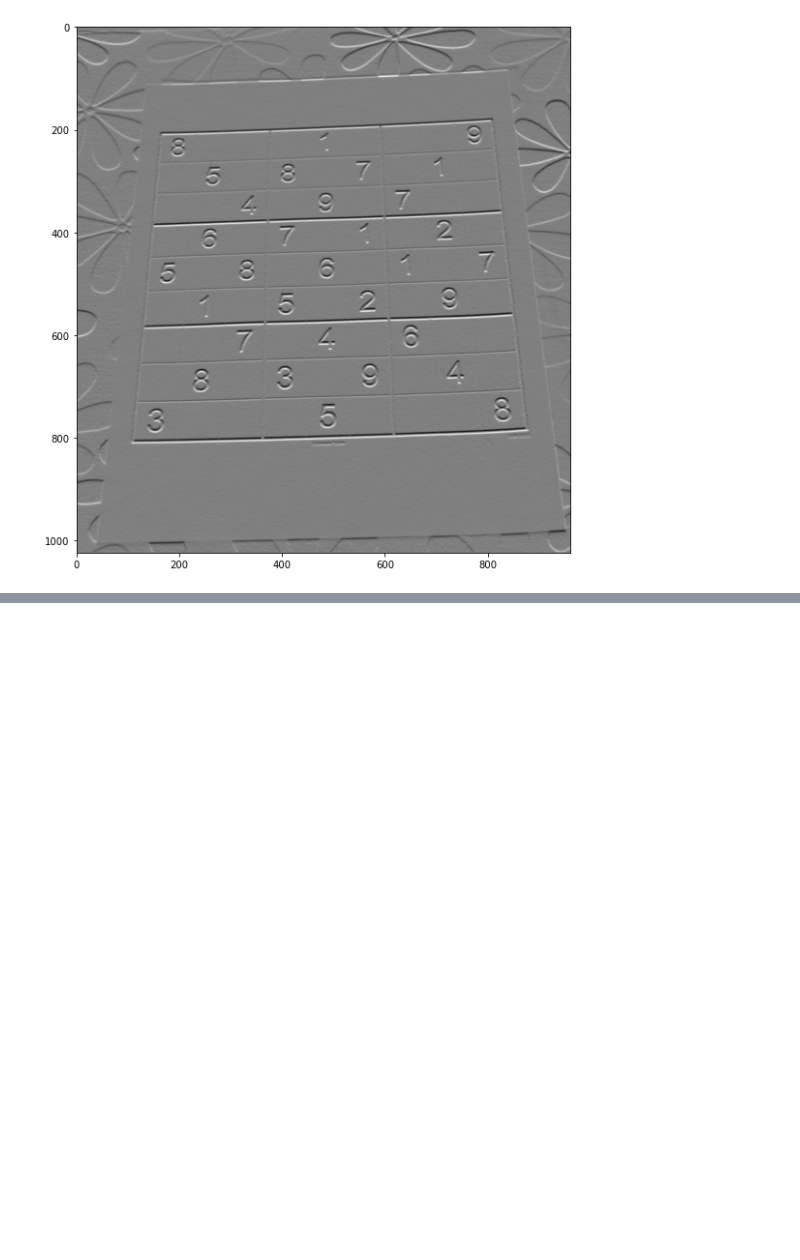
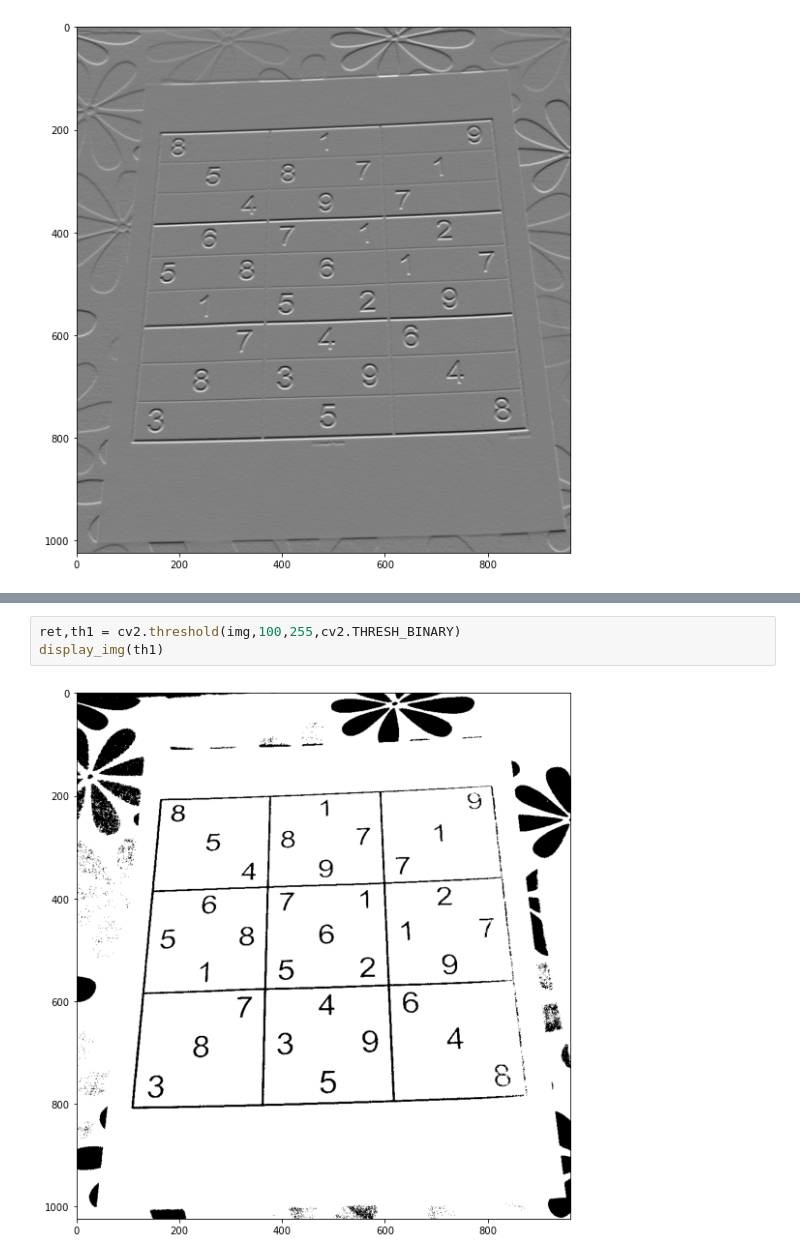
Before and after one commit to tarun-29/ComputerVision-DeepLearning, a Jupyter notebook: Image Processing/Gradients.ipynb, the cells around one changed output, grey strips where cells are left out. Saved outputs shown, nothing was run; the diff lists cells and outputs as text; blank space fills up the shorter version.

```diff
--- a/Image Processing/Gradients.ipynb
+++ b/Image Processing/Gradients.ipynb
@@ -27,0 +37,5 @@ laplacian = cv2.Laplacian(img, cv2.CV_64F)
+# %%
+ret,th1 = cv2.threshold(img,100,255,cv2.THRESH_BINARY)
+display_img(th1)
+# %% [output]
+[figure, added]
```
Also changed, not shown: parts of 4 cells of this notebook, 1 other file.
